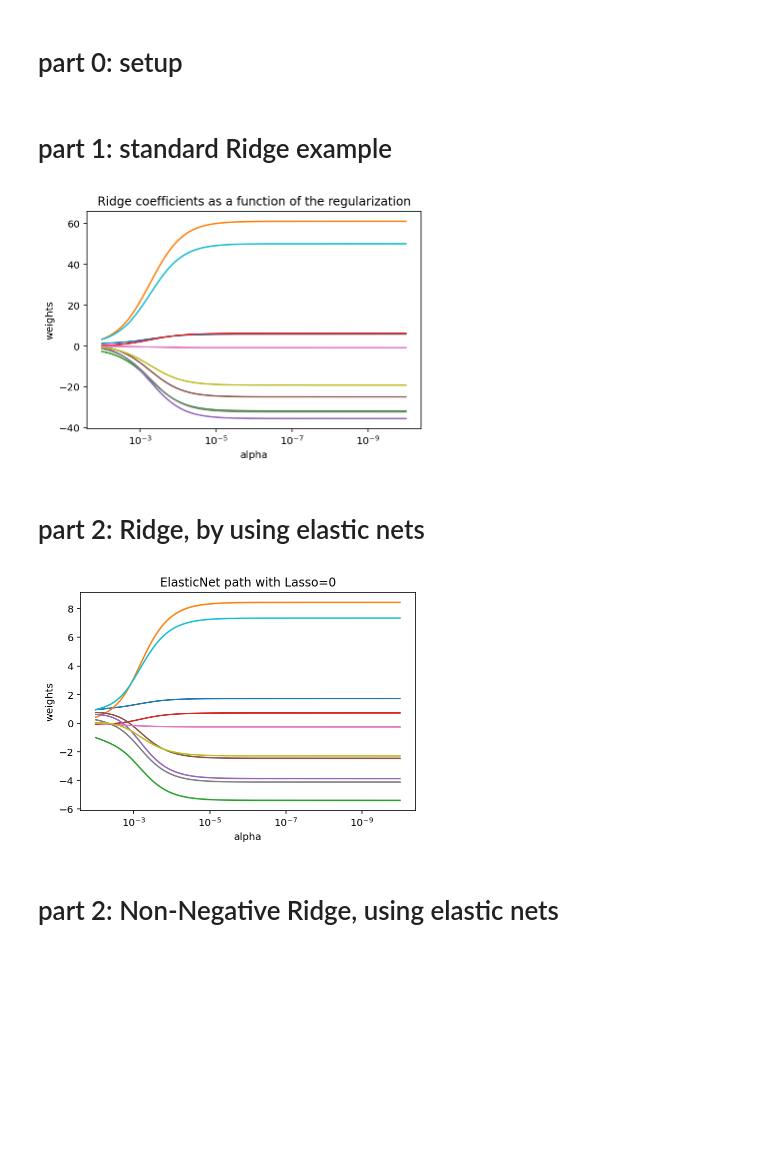
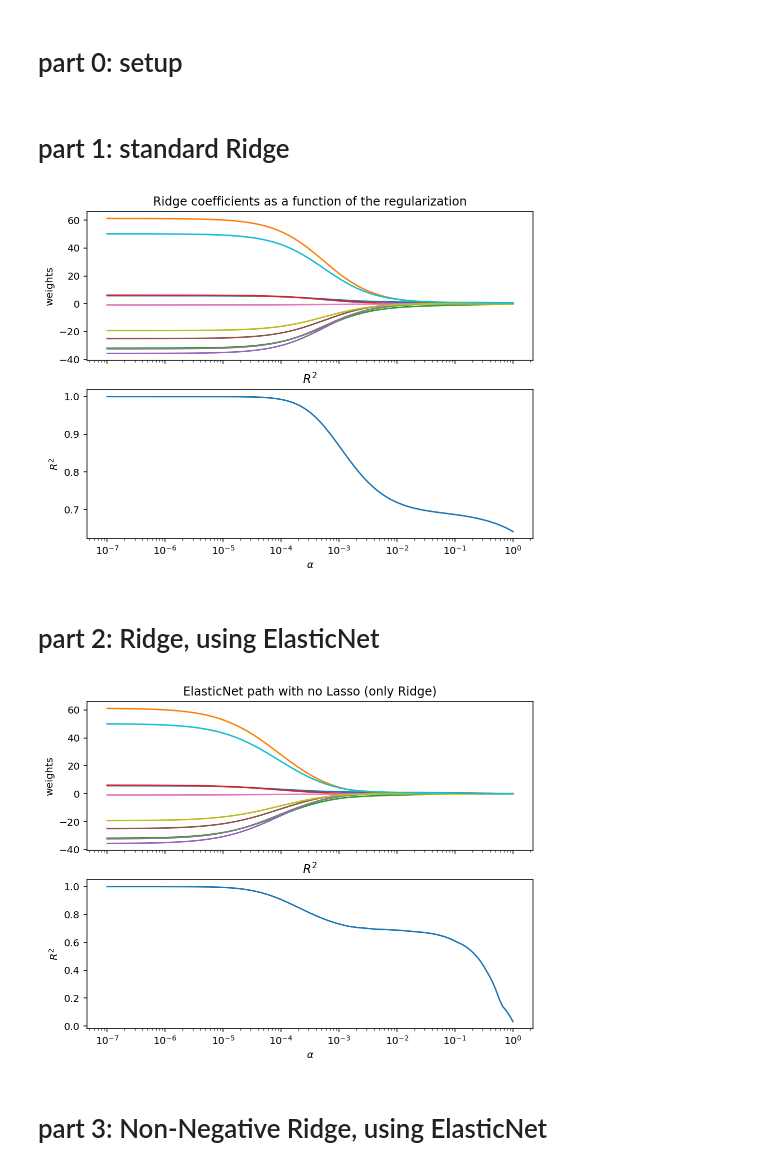
Before and after one commit to pdemarti/notebooks, a Jupyter notebook: nn-ridge.ipynb, the cells around one changed output. Cells and saved outputs as stored; diff of their text form; code cells hidden in the pictures; blank space fills up the shorter version.

```diff
--- a/nn-ridge.ipynb
+++ b/nn-ridge.ipynb
@@ -14,57 +11,61 @@ def plot_path(alphas, coefs, ax=None):
 # %% [markdown]
 # part 0: setup
+# %%
+plt.rcParams['figure.figsize'] = (8, 6)
+# %%
+def rsquare(y, yhat):
+    residuals = (np.linalg.norm(y - yhat, axis=1))
+    r2 = 1 - residuals**2 / np.linalg.norm(y - y.mean())**2
+    return r2
+# %%
+def plot_path(alphas, coefs, rsquare, title):
+    fig, ax = plt.subplots(nrows=2, sharex=True)
+    ax[0].plot(alphas, coefs)
+    ax[0].set_xscale('log')
+    ax[0].set_ylabel('weights')
+    ax[0].set_title(title)
+    ax[1].plot(alphas, rsquare)
+    ax[1].set_ylabel('$R^2$')
+    ax[1].set_xlabel(r'$\alpha$')
+    ax[1].set_title('$R^2$')
 # %%
-import numpy as np
-import matplotlib.pyplot as plt
-from sklearn import linear_model
-
 # reproducible results
 np.random.seed(0)
 
 # X is a 10x10 normal
 X = np.random.normal(size=(10, 10))
 y = np.random.normal(size=10)
-# X = np.random.normal(scale=1 / np.arange(1, 11), size=(10, 10))
-# y = np.ones(10)
 
 # alphas to be used the paths
 n_alphas = 200
-alphas = np.logspace(-10, -2, n_alphas)
+alphas = np.logspace(-7, 0, n_alphas)
 # %% [markdown]
-# part 1: standard Ridge example
+# part 1: standard Ridge
 # %%
 coefs = []
+residuals = []
 for a in alphas:
-    ridge = linear_model.Ridge(alpha=a, fit_intercept=False)
+    ridge = lm.Ridge(alpha=a, fit_intercept=False)
     ridge.fit(X, y)
     coefs.append(ridge.coef_)
+    residuals.append(ridge.score(X, y))
 
-plot_path(alphas, coefs)
-plt.title('Ridge coefficients as a function of the regularization')
-plt.axis('tight')
-plt.show()
+plot_path(alphas, coefs, residuals, 'Ridge coefficients as a function of the regularization')
 # %% [output]
-[figure, old version]
+[figure, new version]
 # %% [markdown]
-# part 2: Ridge, by using elastic nets
+# part 2: Ridge, using ElasticNet
-# %%
-import warnings
-from sklearn.linear_model import ElasticNet
-
-coefs = []
-with warnings.catch_warnings():
-    warnings.simplefilter('ignore')
-    for a in alphas:
-        eln = ElasticNet(alpha=a, l1_ratio=0, fit_intercept=False)
-        eln.fit(X, y)
-        coefs.append(eln.coef_)
-
-
-plot_path(alphas, coefs)
-plt.title('ElasticNet path with Lasso=0')
-plt.axis('tight')
-plt.show()
-# %% [output]
-[figure, removed]
+# %%
+eln = lm.ElasticNet(l1_ratio=0, fit_intercept=False)
+
+with warnings.catch_warnings():
+    warnings.simplefilter('ignore')  # in this case ElasticNet fails to converge for large alphas
+    act_alphas, coefs, dual_gaps = eln.path(X, y, alphas=alphas)
+
+yhat = (X @ coefs).T
+r2 = rsquare(y, yhat)
+plot_path(act_alphas, coefs.T, r2, 'ElasticNet path with no Lasso (only Ridge)')
+# %% [output]
+[figure, added]
 # %% [markdown]
-# part 2: Non-Negative Ridge, using elastic nets
+# part 3: Non-Negative Ridge, using ElasticNet
```
Also changed, not shown: parts of 7 cells of this notebook.
